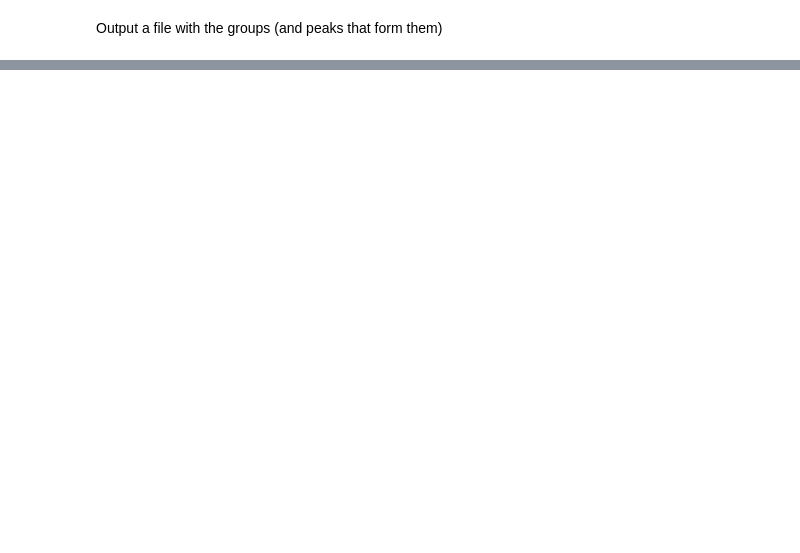
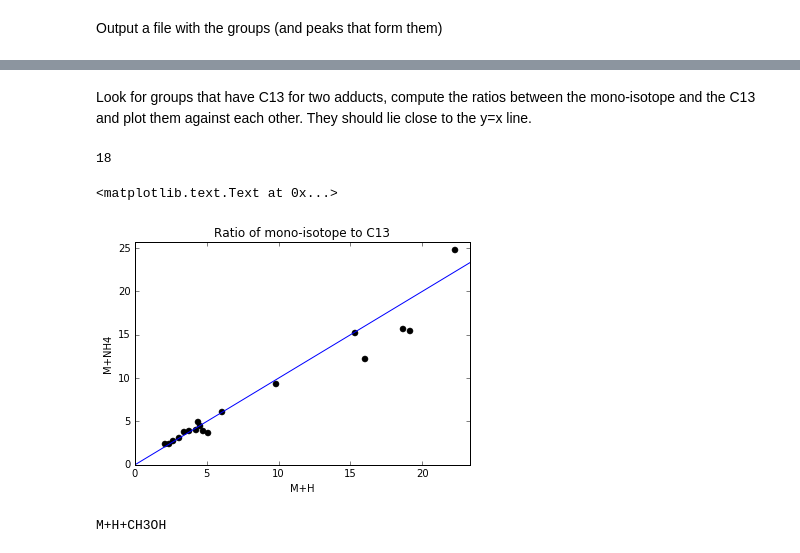
Before and after one commit to sdrogers/ms1fun, a Jupyter notebook: notebooks/VotingScheme.ipynb, the cells around one changed output, grey strips where cells are left out. Saved outputs shown, nothing was run; the diff lists cells and outputs as text; code cells hidden in the pictures; blank space fills up the shorter version.

```diff
--- a/notebooks/VotingScheme.ipynb
+++ b/notebooks/VotingScheme.ipynb
@@ -300,0 +323,71 @@ print a+b
+# %% [markdown]
+Look for groups that have C13 for two adducts, compute the ratios between the mono-isotope and the C13 and plot them against each other. They should lie close to the y=x line.
+# %%
+#Change these names to see other things
+add1name = "M+H"
+add2name = "M+NH4"
+
+add1 = [t for t in transformations if t.name==add1name][0]
+add1C13 = [t for t in transformations if t.name==add1name + "[C13]"][0]
+
+add2 = [t for t in transformations if t.name==add2name][0]
+add2C13 = [t for t in transformations if t.name==add2name + "[C13]"][0]
+
+
+
+
+ratios = {}
+for g in groups:
+    # Extract the transformations
+    add1I = -1
+    add1C13I = -1
+    add2I = -1
+    add2C13I = -1
+    for p,t,_ in g.members:
+        if t == add1:
+            add1I = p.intensity
+        if t == add1C13:
+            add1C13I = p.intensity
+        if t == add2:
+            add2I = p.intensity
+        if t == add2C13:
+            add2C13I = p.intensity
+
+
+
+    if add1I > 0 and add1C13I > 0 and add2I > 0 and add2C13I > 0:
+        ratios[g] = (add1I/add1C13I,add2I/add2C13I)
+        if ratios[g][1] > 60:
+            print g.M,ratios[g]
+
+
+
+print len(ratios)
+
+# Plot them
+a = []
+b = []
+for r in ratios:
+    a.append(ratios[r][0])
+    b.append(ratios[r][1])
+
+a = np.array(a)
+b = np.array(b)
+
+plt.figure()
+plt.plot(a,b,'ko')
+plt.xlim([0,a.max()+1])
+plt.ylim([0,b.max()+1])
+plt.plot([0,a.max()+1],[0,a.max()+1])
+
+plt.xlabel(add1)
+plt.ylabel(add2)
+plt.title('Ratio of mono-isotope to C13')
+# %% [output]
+18
+<matplotlib.text.Text at 0x...>
+[figure, added]
+# %%
+print add2
+# %% [output]
+M+H+CH3OH
```
Also changed, not shown: parts of 46 cells of this notebook, 4 other files.
